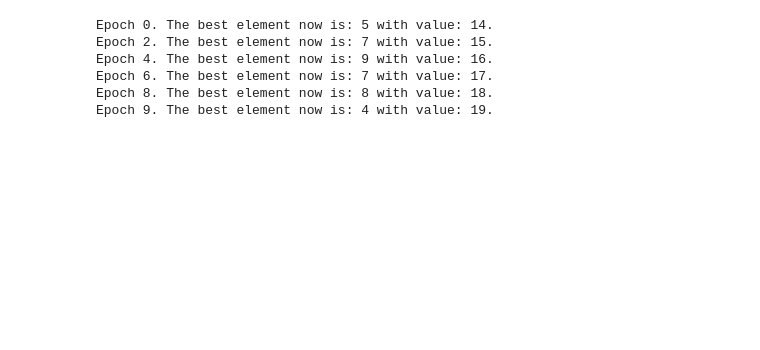
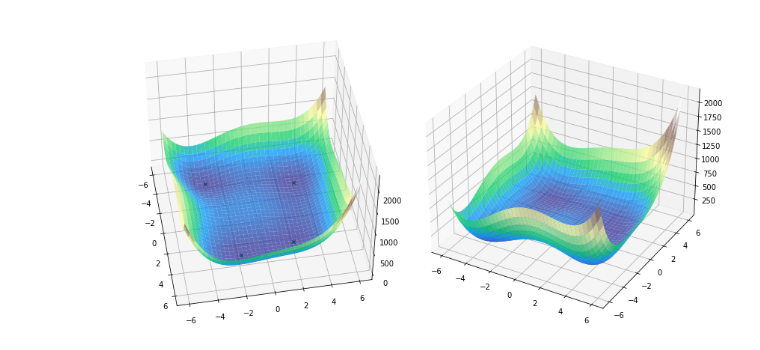
Before and after one commit to breadfan/genetic-algorithm, a Jupyter notebook: genetic.ipynb, the cells around one changed output. Drawn from its saved outputs; the diff is of its cells as text; code cells hidden in the pictures; blank space fills up the shorter version.

```diff
--- a/genetic.ipynb
+++ b/genetic.ipynb
@@ -232,11 +233,36 @@ def draw_figure_3d(objective, bounds, step_size=0.01):
-# %%
-# current problem: size of the population changes from iter to iter
-gen_alg = GeneticAlgorithm(n_pop = 10, n_bits = 20, n_epochs=20)
-gen_alg.simulate()
-# %% [output]
-Epoch 0. The best element now is: 5 with value: 14.
-Epoch 2. The best element now is: 7 with value: 15.
-Epoch 4. The best element now is: 9 with value: 16.
-Epoch 6. The best element now is: 7 with value: 17.
-Epoch 8. The best element now is: 8 with value: 18.
-Epoch 9. The best element now is: 4 with value: 19.
+# %%
+import matplotlib
+from matplotlib import animation
+import matplotlib.pyplot as plt
+from mpl_toolkits.mplot3d import Axes3D
+import celluloid
+from celluloid import Camera
+import numpy as np
+
+plt.rcParams['animation.convert_path'] = 'E:\ImageMagick-7.1.0-Q16-HDRI/magick.exe'
+# %%
+m1s = np.linspace(-6, 6, 40)
+m2s = np.linspace(-6, 6, 40)
+m1_mesh, m2_mesh = np.meshgrid(m1s, m2s) # create meshgrid
+# def score_function(arr):
+#     x, y = arr
+#     return 2*x**2 + y**3
+def himmelblau_function(arr):
+    x, y = arr
+    return (x**2 + y - 11)**2 + (x + y**2 -7)**2
+zs = np.array([himmelblau_function(np.array([x_p, y_p])) for x_p, y_p in zip(np.ravel(m1_mesh), np.ravel(m2_mesh))])
+z_mesh = zs.reshape(m1_mesh.shape)
+fig = plt.figure(figsize=(27,7.5)) # create figure
+ax0 = fig.add_subplot(111, projection='3d' )
+ax0.plot_surface(m1_mesh, m2_mesh, z_mesh, cmap='terrain', #surface plot
+                 antialiased=True,cstride=1,rstride=1, alpha=0.75);
+ax0.view_init(elev=45, azim=-10)
+mins = [(3, 2), (-2.805118, 3.131312), (-3.779310, -3.283186), (3.584428, -1.848126)]
+for min in mins:
+    x, y = min
+    ax0.scatter(x, y, c='green', marker='x')
+ax1 = fig.add_subplot(122, projection='3d')
+ax1.plot_surface(m1_mesh, m2_mesh, z_mesh, cmap='terrain', #surface plot
+                 antialiased=True,cstride=1,rstride=1, alpha=0.75);
+# %% [output]
+[figure, added]
```
Also changed, not shown: parts of 8 cells of this notebook, 9 other files.
